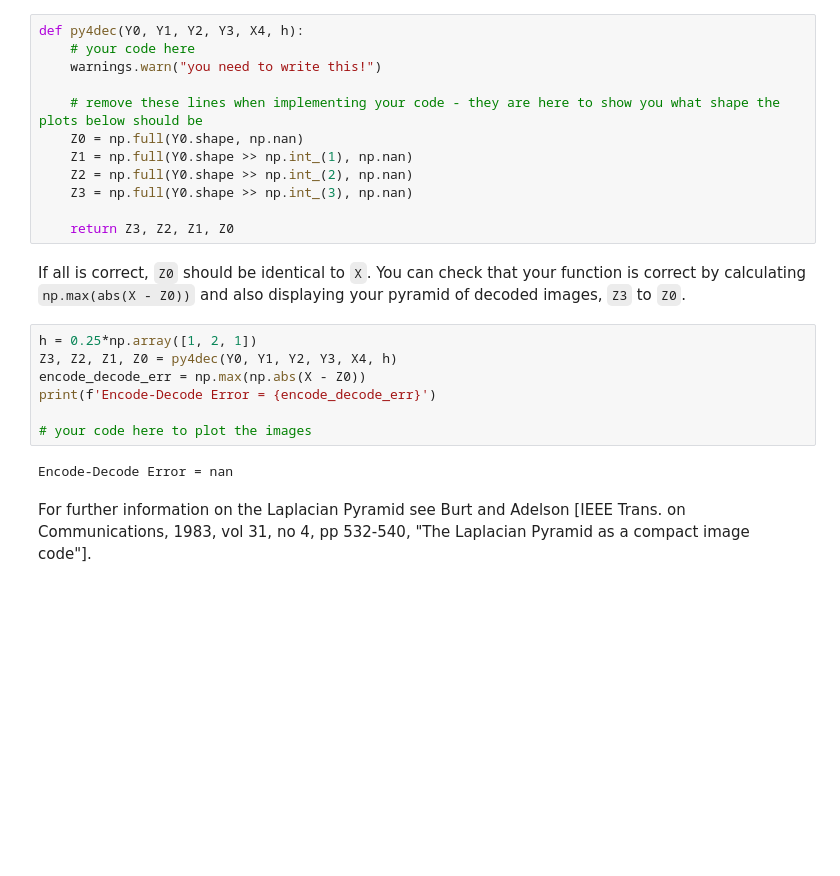
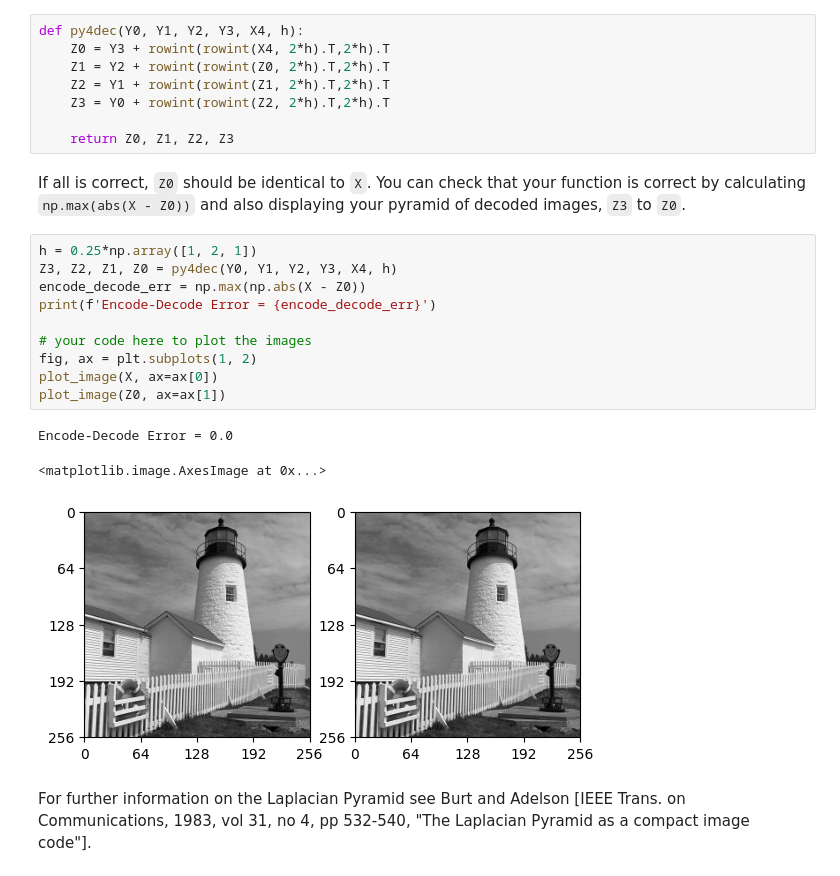
Before and after one commit to Yasaswi-Malladi/SF2-IIA-Project, a Jupyter notebook: 6-laplacian-pyramid.ipynb, the cells around one changed output. Cells and saved outputs as stored; diff of their text form; blank space fills up the shorter version.

```diff
--- a/6-laplacian-pyramid.ipynb
+++ b/6-laplacian-pyramid.ipynb
@@ -199,30 +212,31 @@ then write another function `py4dec` to decode `X4` and
 (`Z3` is obtained by interpolating `X4` and adding
 `Y3`, and then `Z2` is obtained from `Z3` and `Y2`, and
 so on.)
-# %%
-def py4dec(Y0, Y1, Y2, Y3, X4, h):
-    # your code here
-    warnings.warn("you need to write this!")
-
-    # remove these lines when implementing your code - they are here to show you what shape the plots below should be
-    Z0 = np.full(Y0.shape, np.nan)
-    Z1 = np.full(Y0.shape >> np.int_(1), np.nan)
-    Z2 = np.full(Y0.shape >> np.int_(2), np.nan)
-    Z3 = np.full(Y0.shape >> np.int_(3), np.nan)
-
-    return Z3, Z2, Z1, Z0
+# %%
+def py4dec(Y0, Y1, Y2, Y3, X4, h):
+    Z0 = Y3 + rowint(rowint(X4, 2*h).T,2*h).T
+    Z1 = Y2 + rowint(rowint(Z0, 2*h).T,2*h).T
+    Z2 = Y1 + rowint(rowint(Z1, 2*h).T,2*h).T
+    Z3 = Y0 + rowint(rowint(Z2, 2*h).T,2*h).T
+
+    return Z0, Z1, Z2, Z3
 # %% [markdown]
 If all is correct, `Z0` should be identical to
 `X`.  You can check that your function is correct by calculating `np.max(abs(X - Z0))` and also displaying your pyramid of decoded images, `Z3` to `Z0`.
 # %%
 h = 0.25*np.array([1, 2, 1])
 Z3, Z2, Z1, Z0 = py4dec(Y0, Y1, Y2, Y3, X4, h)
 encode_decode_err = np.max(np.abs(X - Z0))
 print(f'Encode-Decode Error = {encode_decode_err}')
 
 # your code here to plot the images
+fig, ax = plt.subplots(1, 2)
+plot_image(X, ax=ax[0])
+plot_image(Z0, ax=ax[1])
 # %% [output]
-Encode-Decode Error = nan
+Encode-Decode Error = 0.0
+<matplotlib.image.AxesImage at 0x...>
+[figure, added]
 # %% [markdown]
 For further information on the Laplacian Pyramid see Burt and Adelson [IEEE Trans. on Communications, 1983, vol 31, no 4, pp 532-540, "The Laplacian Pyramid as a compact image code"].
 # %% [markdown]
```
Also changed, not shown: parts of 18 cells of this notebook, 2 other files.
